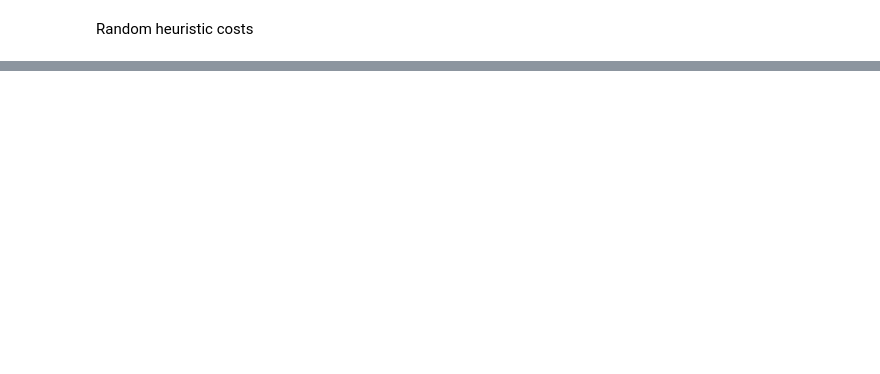
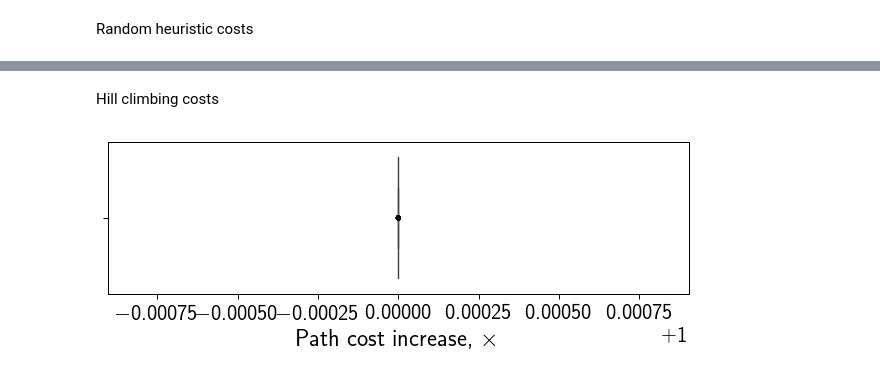
Before and after one commit to spring-epfl/trickster, a Jupyter notebook: notebooks/bots_heuristics.ipynb, the cells around one changed output, grey strips where cells are left out. Cells and saved outputs as stored; diff of their text form; code cells hidden in the pictures; blank space fills up the shorter version.

```diff
--- a/notebooks/bots_heuristics.ipynb
+++ b/notebooks/bots_heuristics.ipynb
@@ -286,0 +295,27 @@ if SAVE_PLOTS:
+# %% [markdown]
+Hill climbing costs
+# %%
+hill_results_data = hill_results_data.sort_values('dataset_index')
+ucs_results_data = ucs_results_data.sort_values('dataset_index')
+assert hill_results_data['dataset_index'].equals(ucs_results_data['dataset_index'])
+
+hill_costs_df = pd.DataFrame(columns=['dataset_index', 'pathcostincrease'])
+hill_costs_df.pathcostincrease = hill_results_data.path_cost / ucs_results_data.path_cost
+
+fig, ax = plt.subplots()
+
+sns.boxplot(data=hill_costs_df, x='pathcostincrease', ax=ax, showfliers=False)
+sns.stripplot(data=hill_costs_df, x='pathcostincrease', ax=ax, color='black', jitter=False)
+
+ax.set_xlabel(r'Path cost increase, $\times$')
+
+fig.set_figwidth(FIGWIDTH)
+fig.set_figheight(FIGHEIGHT / 2)
+fig.set_tight_layout('tight')
+
+
+if SAVE_PLOTS:
+    save_fig(fig, 'bots_random_overhead_{}_band_{}_target_{}.pdf',
+             FOCUS_BINS, BAND, TARGET_CONFIDENCE)
+# %% [output]
+[figure, added]
```
Also changed, not shown: parts of 6 cells of this notebook.
